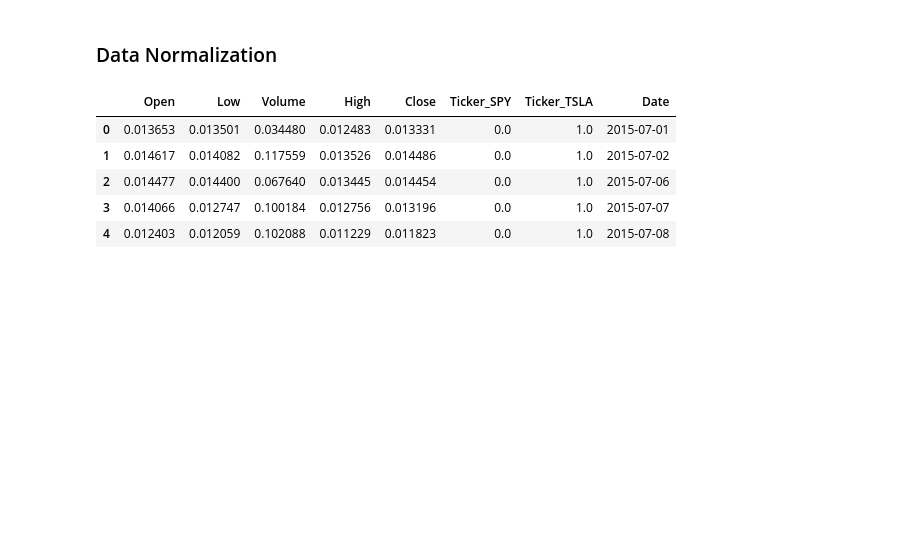
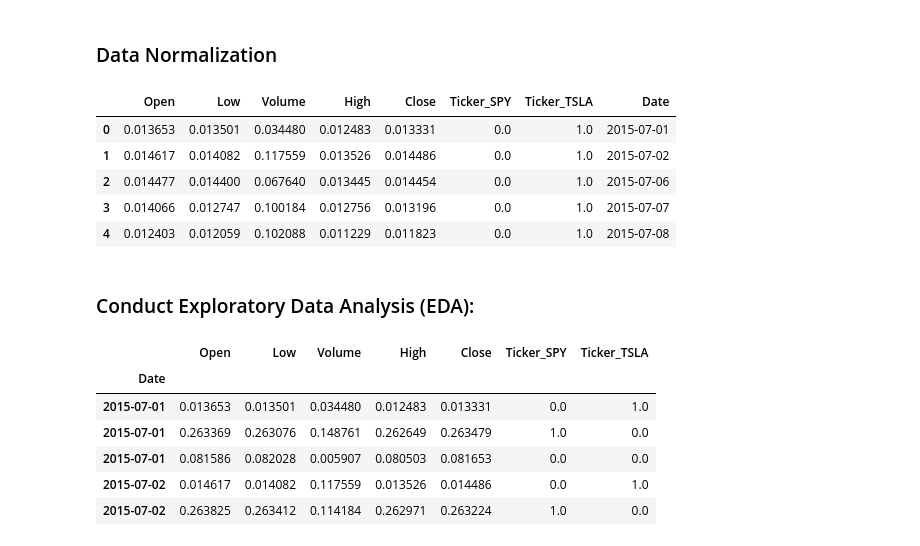
Before and after one commit to mubarek4566/Time-Series-Forecasting-Portfolio-Optimization, a Jupyter notebook: notebooks/main.ipynb, the cells around one changed output. Cells and saved outputs as stored; diff of their text form; code cells hidden in the pictures; blank space fills up the shorter version.

```diff
--- a/notebooks/main.ipynb
+++ b/notebooks/main.ipynb
@@ -147,3 +148,5 @@ processed_data.head()
 | 2 | 0.014477 | 0.014400 | 0.067640 | 0.013445 | 0.014454 | 0.0 | 1.0 | 2015-07-06 |
 | 3 | 0.014066 | 0.012747 | 0.100184 | 0.012756 | 0.013196 | 0.0 | 1.0 | 2015-07-07 |
 | 4 | 0.012403 | 0.012059 | 0.102088 | 0.011229 | 0.011823 | 0.0 | 1.0 | 2015-07-08 |
+# %% [markdown]
+### Conduct Exploratory Data Analysis (EDA):
@@ -149,0 +164,10 @@ processed_data.head()
+# %%
+df.head()
+# %% [output]
+|  | Open | Low | Volume | High | Close | Ticker_SPY | Ticker_TSLA |
+| Date |  |  |  |  |  |  |  |
+| 2015-07-01 | 0.013653 | 0.013501 | 0.034480 | 0.012483 | 0.013331 | 0.0 | 1.0 |
+| 2015-07-01 | 0.263369 | 0.263076 | 0.148761 | 0.262649 | 0.263479 | 1.0 | 0.0 |
+| 2015-07-01 | 0.081586 | 0.082028 | 0.005907 | 0.080503 | 0.081653 | 0.0 | 0.0 |
+| 2015-07-02 | 0.014617 | 0.014082 | 0.117559 | 0.013526 | 0.014486 | 0.0 | 1.0 |
+| 2015-07-02 | 0.263825 | 0.263412 | 0.114184 | 0.262971 | 0.263224 | 1.0 | 0.0 |
```
Also changed, not shown: parts of 7 cells of this notebook, 1 other file.
